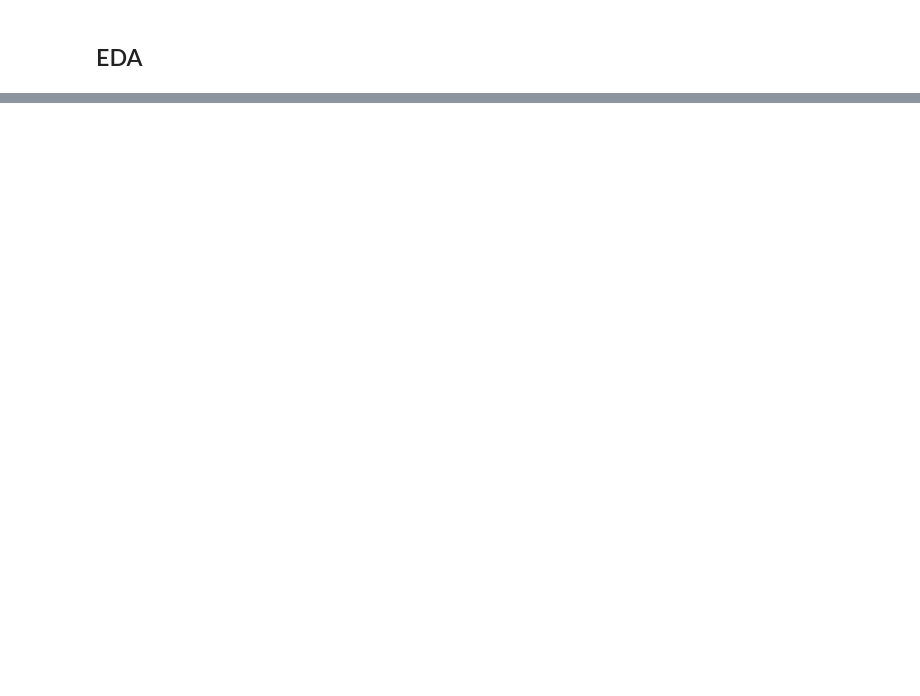
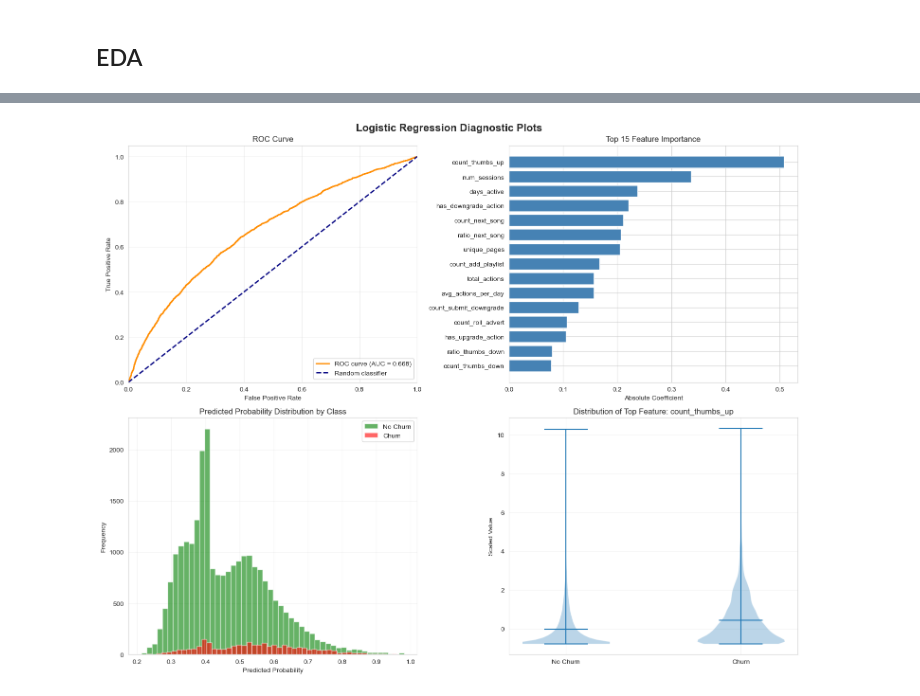
Before and after one commit to MaximilienLuc/Churn-prediction, a Jupyter notebook: Olivier.ipynb, the cells around one changed output, grey strips where cells are left out. Cells and saved outputs as stored; diff of their text form; code cells hidden in the pictures; blank space fills up the shorter version.

```diff
--- a/Olivier.ipynb
+++ b/Olivier.ipynb
@@ -523,0 +769,30 @@ KeyboardInterrupt:
+# %%
+# We apply smote only to train sets
+def apply_smote(df_features):
+    """
+    Apply SMOTE to balance classes.
+    """
+    from imblearn.over_sampling import SMOTE
+    from sklearn.model_selection import train_test_split
+
+    # Prepare data
+    feature_cols = [col for col in df_features.columns
+                   if col not in ['userId', 'session_start', 'registration', 'will_churn_10days']]
+
+    X = df_features[feature_cols].fillna(0)
+    y = df_features['will_churn_10days']
+
+    # Split
+    X_train, X_test, y_train, y_test = train_test_split(
+        X, y, test_size=0.2, random_state=42, stratify=y
+    )
+
+    # Apply SMOTE
+    smote = SMOTE(random_state=42)
+    X_train_balanced, y_train_balanced = smote.fit_resample(X_train, y_train)
+
+    print(f"Before SMOTE: {len(y_train)} samples")
+    print(f"After SMOTE:  {len(y_train_balanced)} samples")
+    print(f"Class 0: {(y_train_balanced==0).sum()}, Class 1: {(y_train_balanced==1).sum()}")
+
+    return X_train_balanced, y_train_balanced, X_test, y_test
@@ -902,0 +1827,4 @@ Memory usage: 45.17 MB
+# %%
+plot_logistic_regression_diagnostics(X)
+# %% [output]
+[figure, added]
```
Also changed, not shown: parts of 21 cells of this notebook.
